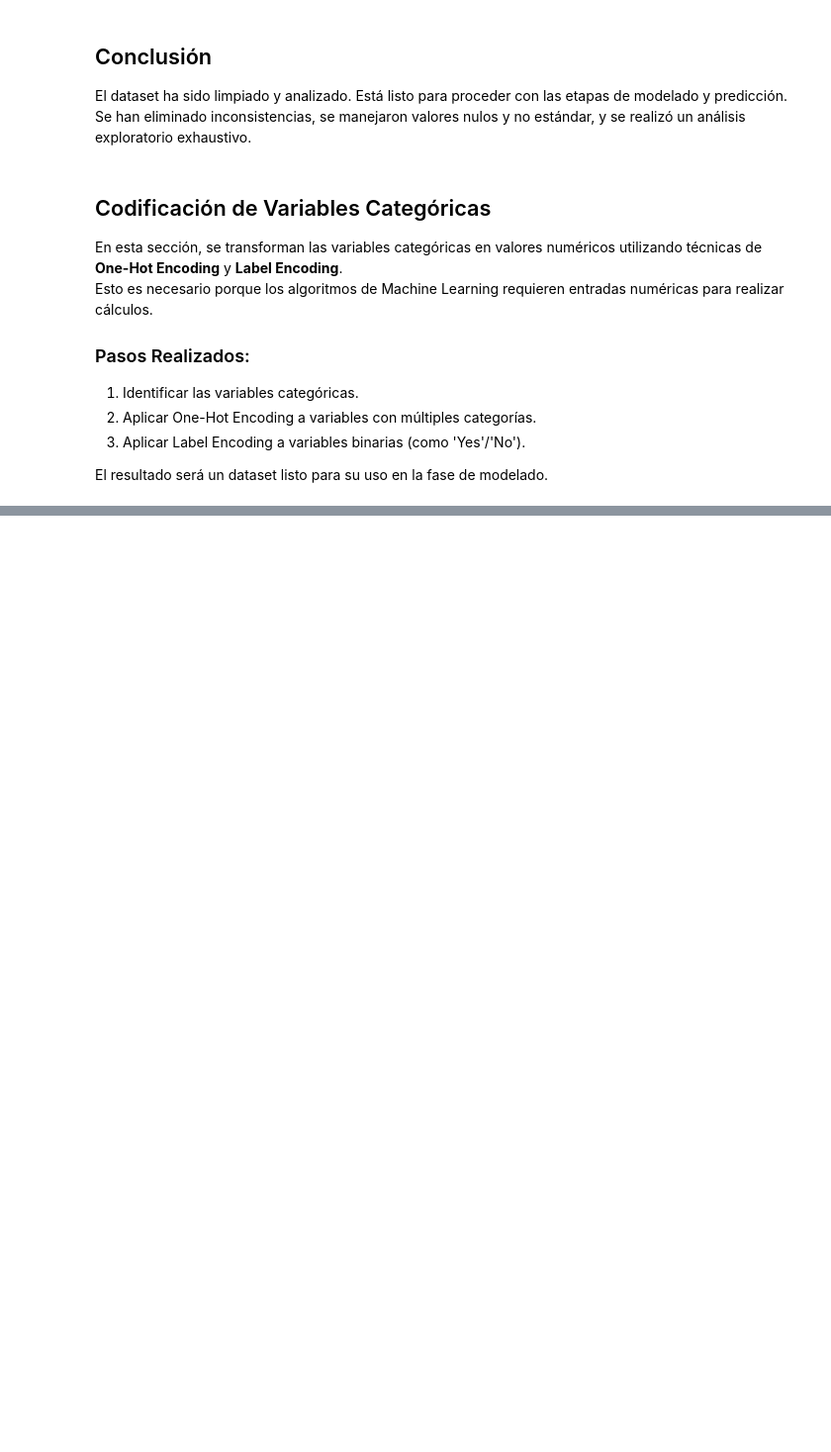
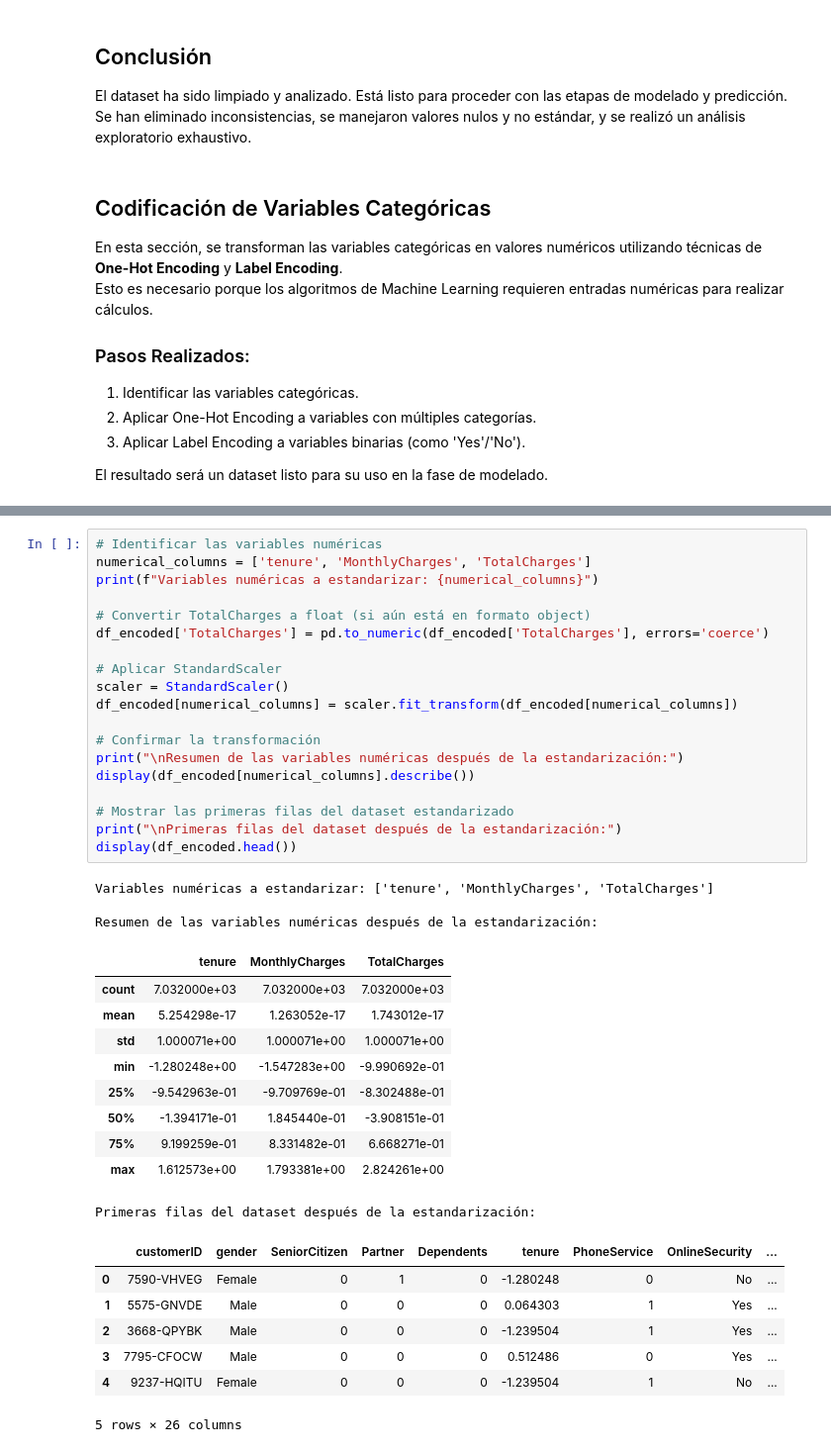
Before and after one commit to soyjosep/proyecto_prediccion_de_clientes, a Jupyter notebook: churn_prediction.ipynb, the cells around one changed output, grey strips where cells are left out. Shown: that part at 99% size. Saved outputs shown, nothing was run; the diff lists cells and outputs as text; blank space fills up the shorter version.

Commit message:
Normalización/Estandarización de Variables Numéricas

```diff
--- a/churn_prediction.ipynb
+++ b/churn_prediction.ipynb
@@ -310,0 +321,40 @@ Primeras filas del dataset codificado:
+# %%
+# Identificar las variables numéricas
+numerical_columns = ['tenure', 'MonthlyCharges', 'TotalCharges']
+print(f"Variables numéricas a estandarizar: {numerical_columns}")
+
+# Convertir TotalCharges a float (si aún está en formato object)
+df_encoded['TotalCharges'] = pd.to_numeric(df_encoded['TotalCharges'], errors='coerce')
+
+# Aplicar StandardScaler
+scaler = StandardScaler()
+df_encoded[numerical_columns] = scaler.fit_transform(df_encoded[numerical_columns])
+
+# Confirmar la transformación
+print("\nResumen de las variables numéricas después de la estandarización:")
+display(df_encoded[numerical_columns].describe())
+
+# Mostrar las primeras filas del dataset estandarizado
+print("\nPrimeras filas del dataset después de la estandarización:")
+display(df_encoded.head())
+# %% [output]
+Variables numéricas a estandarizar: ['tenure', 'MonthlyCharges', 'TotalCharges']
+
+Resumen de las variables numéricas después de la estandarización:
+|  | tenure | MonthlyCharges | TotalCharges |
+| count | 7.032000e+03 | 7.032000e+03 | 7.032000e+03 |
+| mean | 5.254298e-17 | 1.263052e-17 | 1.743012e-17 |
+| std | 1.000071e+00 | 1.000071e+00 | 1.000071e+00 |
+| min | -1.280248e+00 | -1.547283e+00 | -9.990692e-01 |
+| 25% | -9.542963e-01 | -9.709769e-01 | -8.302488e-01 |
+| 50% | -1.394171e-01 | 1.845440e-01 | -3.908151e-01 |
+| 75% | 9.199259e-01 | 8.331482e-01 | 6.668271e-01 |
+| max | 1.612573e+00 | 1.793381e+00 | 2.824261e+00 |
+Primeras filas del dataset después de la estandarización:
+|  | customerID | gender | SeniorCitizen | Partner | Dependents | tenure | PhoneService | OnlineSecurity | ... |
+| 0 | 7590-VHVEG | Female | 0 | 1 | 0 | -1.280248 | 0 | No | ... |
+| 1 | 5575-GNVDE | Male | 0 | 0 | 0 | 0.064303 | 1 | Yes | ... |
+| 2 | 3668-QPYBK | Male | 0 | 0 | 0 | -1.239504 | 1 | Yes | ... |
+| 3 | 7795-CFOCW | Male | 0 | 0 | 0 | 0.512486 | 0 | Yes | ... |
+| 4 | 9237-HQITU | Female | 0 | 0 | 0 | -1.239504 | 1 | No | ... |
+5 rows × 26 columns
```
Also changed, not shown: parts of 4 cells of this notebook.
